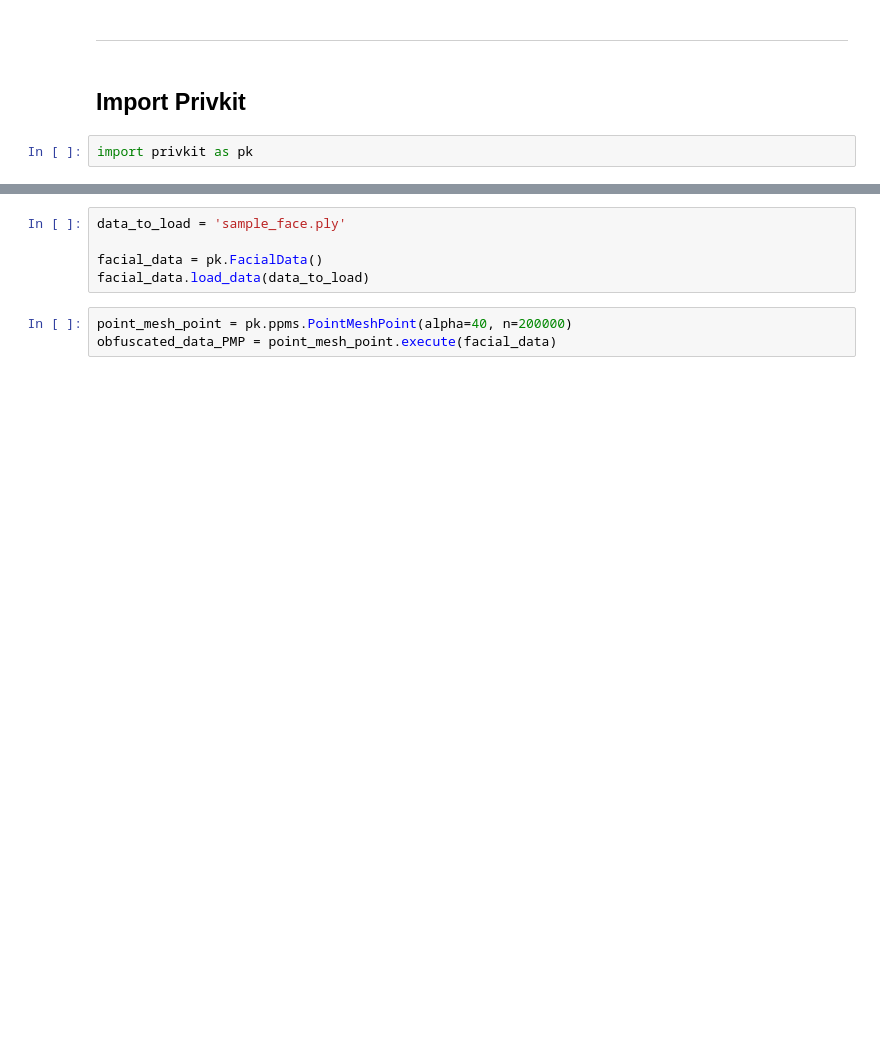
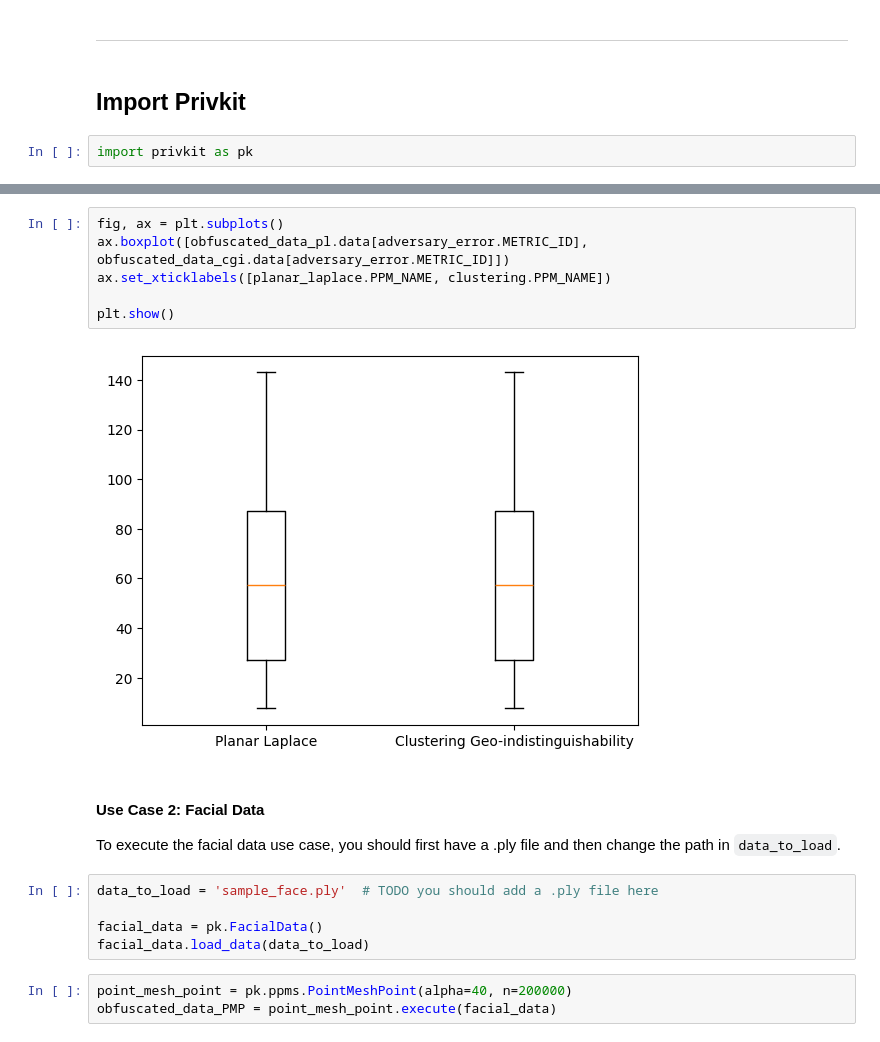
Before and after one commit to privkit/privkit-tutorials, a Jupyter notebook: Privkit Paper.ipynb, the cells around one changed output, grey strips where cells are left out. Cells and saved outputs as stored; diff of their text form; blank space fills up the shorter version.

```diff
--- a/Privkit Paper.ipynb
+++ b/Privkit Paper.ipynb
@@ -67,5 +136,17 @@ adversary_error.execute(adversary_data)
+# %%
+fig, ax = plt.subplots()
+ax.boxplot([obfuscated_data_pl.data[adversary_error.METRIC_ID], obfuscated_data_cgi.data[adversary_error.METRIC_ID]])
+ax.set_xticklabels([planar_laplace.PPM_NAME, clustering.PPM_NAME])
+
+plt.show()
+# %% [output]
+[figure, added]
+# %% [markdown]
+#### Use Case 2: Facial Data
+
+To execute the facial data use case, you should first have a .ply file and then change the path in `data_to_load`.
 # %%
-data_to_load = 'sample_face.ply'
+data_to_load = 'sample_face.ply'  # TODO you should add a .ply file here
 
 facial_data = pk.FacialData()
 facial_data.load_data(data_to_load)
```
Also changed, not shown: parts of 21 cells of this notebook, 4 other files.
